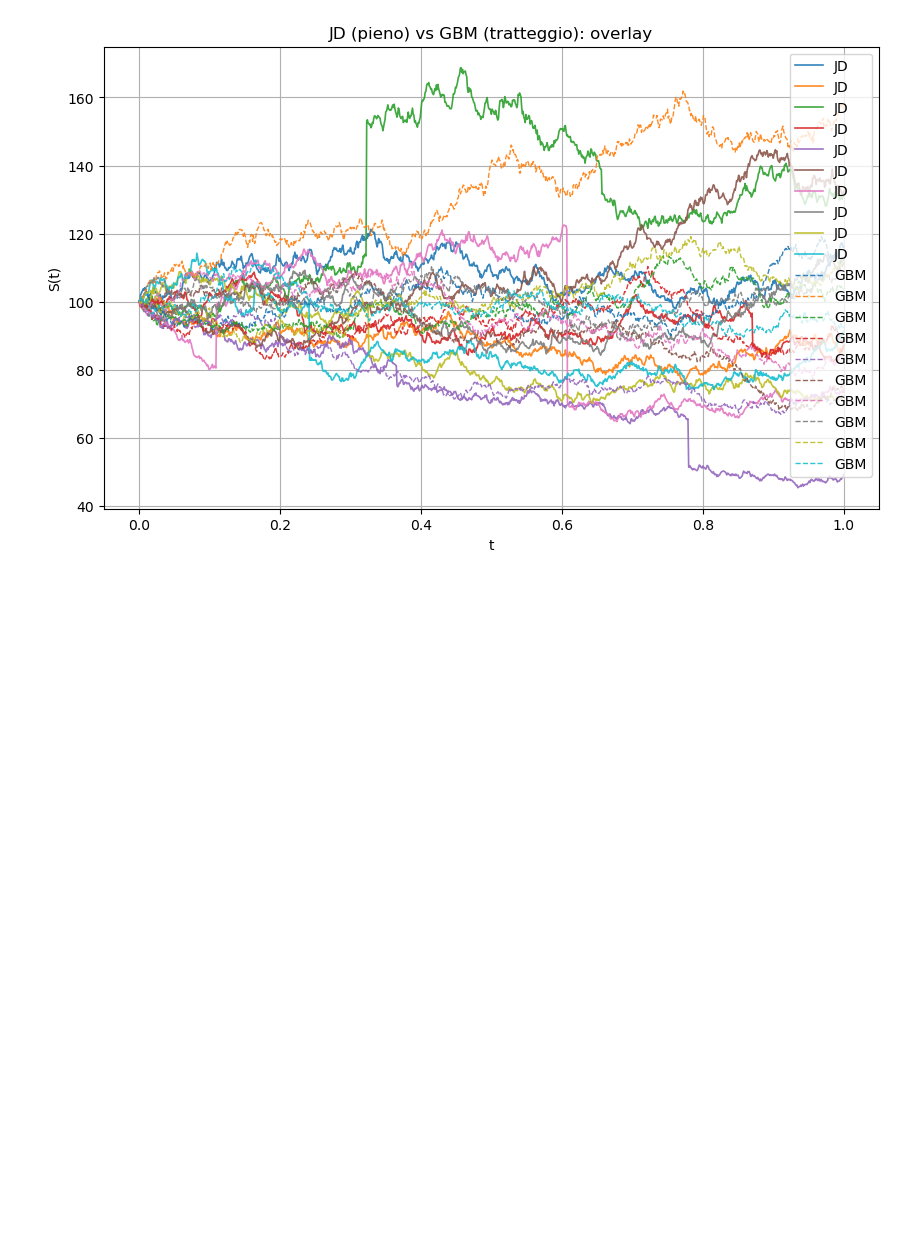
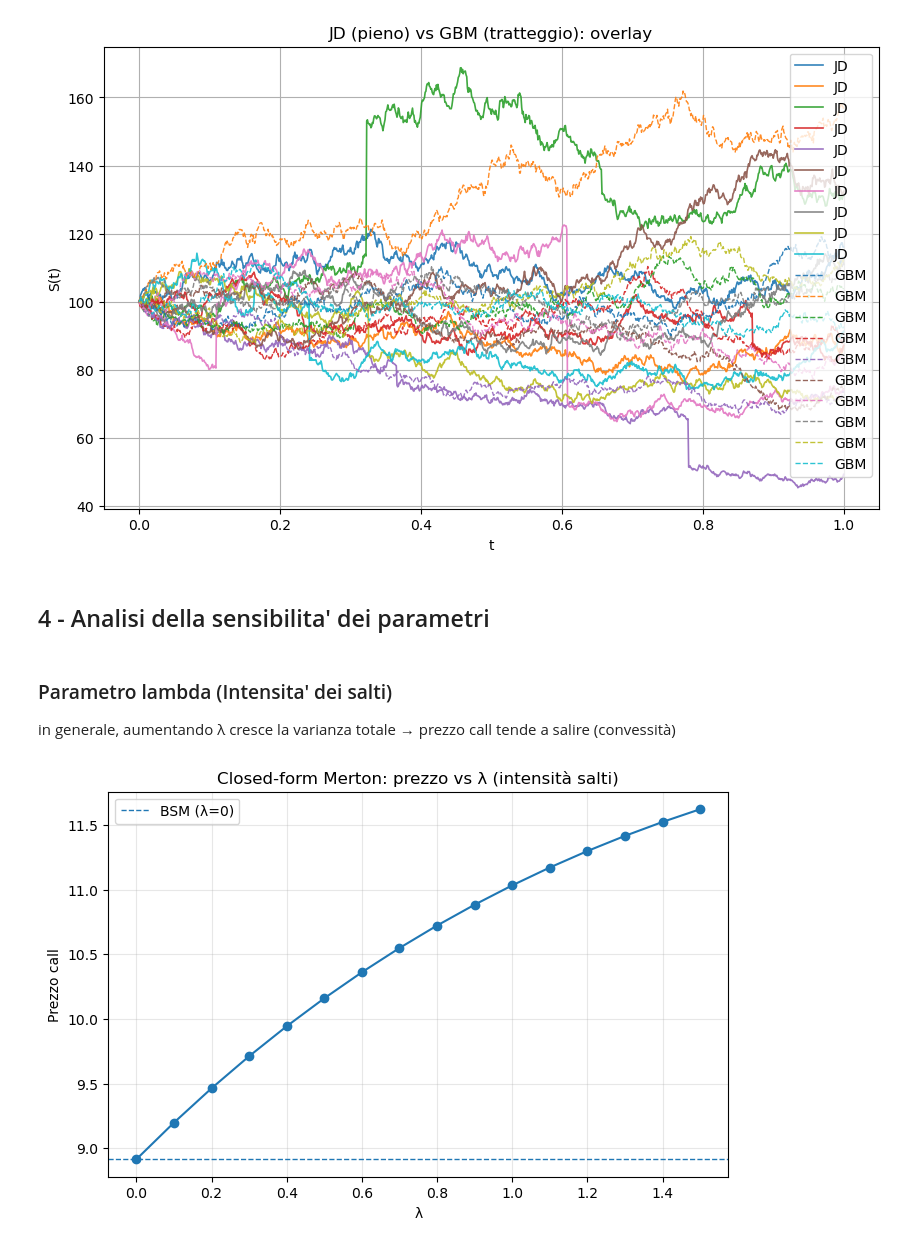
Before and after one commit to EmanueleLippi/Tesi_Opzioni_MonteCarlo, a Jupyter notebook: notebooks/03 -Merton_Jump_Diffusion.ipynb, the cells around one changed output. Drawn from its saved outputs; the diff is of its cells as text; code cells hidden in the pictures; blank space fills up the shorter version.

Commit message:
Ultima modifica Merton

```diff
--- a/notebooks/03 -Merton_Jump_Diffusion.ipynb
+++ b/notebooks/03 -Merton_Jump_Diffusion.ipynb
@@ -124,3 +127,36 @@ plt.show()
 [figure]
 [figure]
 [figure]
+# %% [markdown]
+## 4 - Analisi della sensibilita' dei parametri
+# %%
+# Parametri generali
+S0, K, T, r, q = 100.0, 100.0, 1.0, 0.02, 0.00
+sigma_base   = 0.20
+lam_base     = 0.60
+muJ_base     = -0.10
+sigmaJ_base  = 0.25
+TRUNC        = 60  # troncamento somma di Poisson
+
+def price_cf(S0, K, T, r, q, sigma, lam, muJ, sigmaJ, trunc=TRUNC):
+    params = JDParams(sigma=sigma, lam=lam, mu_J=muJ, sigma_J=sigmaJ)
+    return float(merton_cf_call(S0, K, T, r, q, params, trunc=trunc))
+# %% [markdown]
+### Parametro lambda (Intensita' dei salti)
+in generale, aumentando λ cresce la varianza totale → prezzo call tende a salire (convessità)
+# %%
+lam_grid = np.linspace(0.0, 1.5, 16)  # da 0 (BSM) a 1.5
+prices = [price_cf(S0, K, T, r, q, sigma_base, lam, muJ_base, sigmaJ_base) for lam in lam_grid]
+
+plt.figure(figsize=(8,5))
+plt.plot(lam_grid, prices, marker="o")
+plt.axhline(bs_price(S0, K, T, r, sigma_base, q, kind="call"), ls="--", lw=1.0, label="BSM (λ=0)")
+plt.title("Closed-form Merton: prezzo vs λ (intensità salti)")
+plt.xlabel("λ")
+plt.ylabel("Prezzo call")
+plt.grid(True, alpha=0.3)
+plt.legend()
+plt.savefig(DATA_RESULTS / "price_vs_lambda.png", dpi=150, bbox_inches="tight")
+plt.show()
+# %% [output]
+[figure, added]
```
Also changed, not shown: parts of 10 cells of this notebook.
